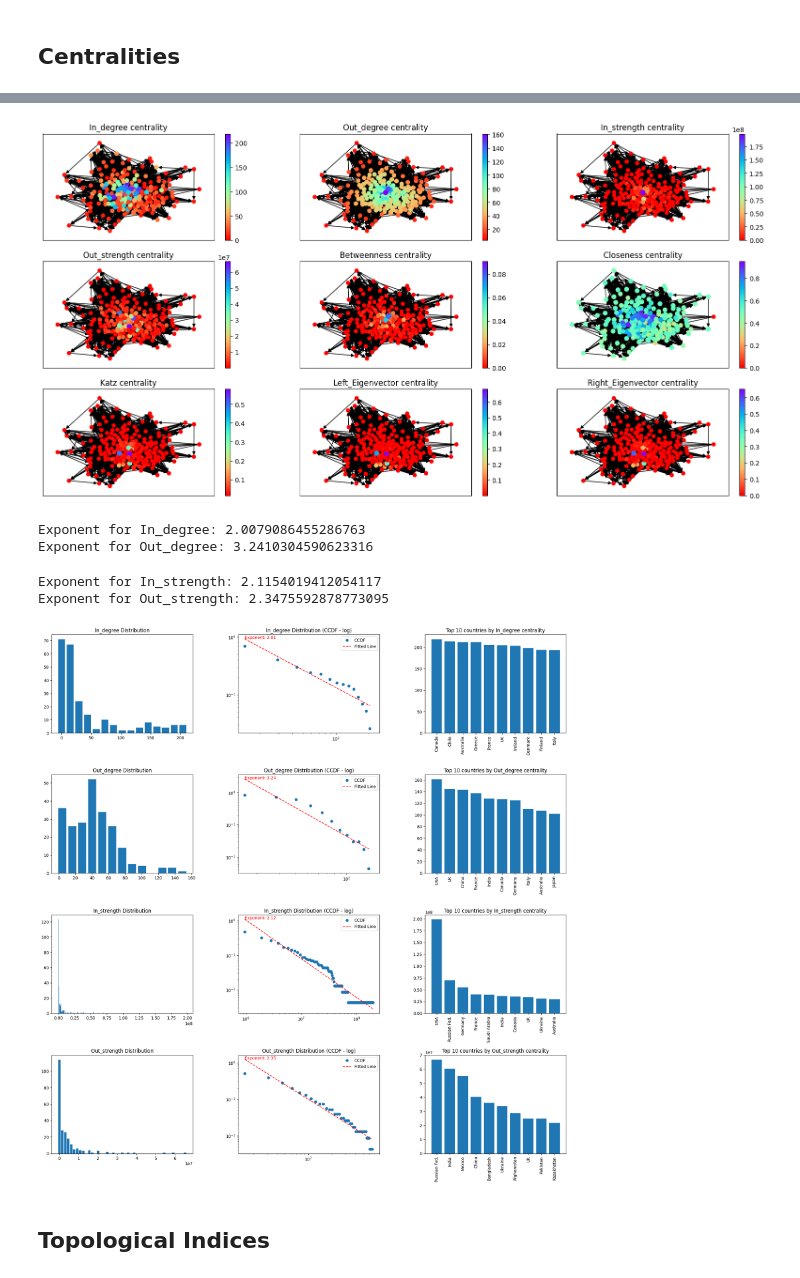
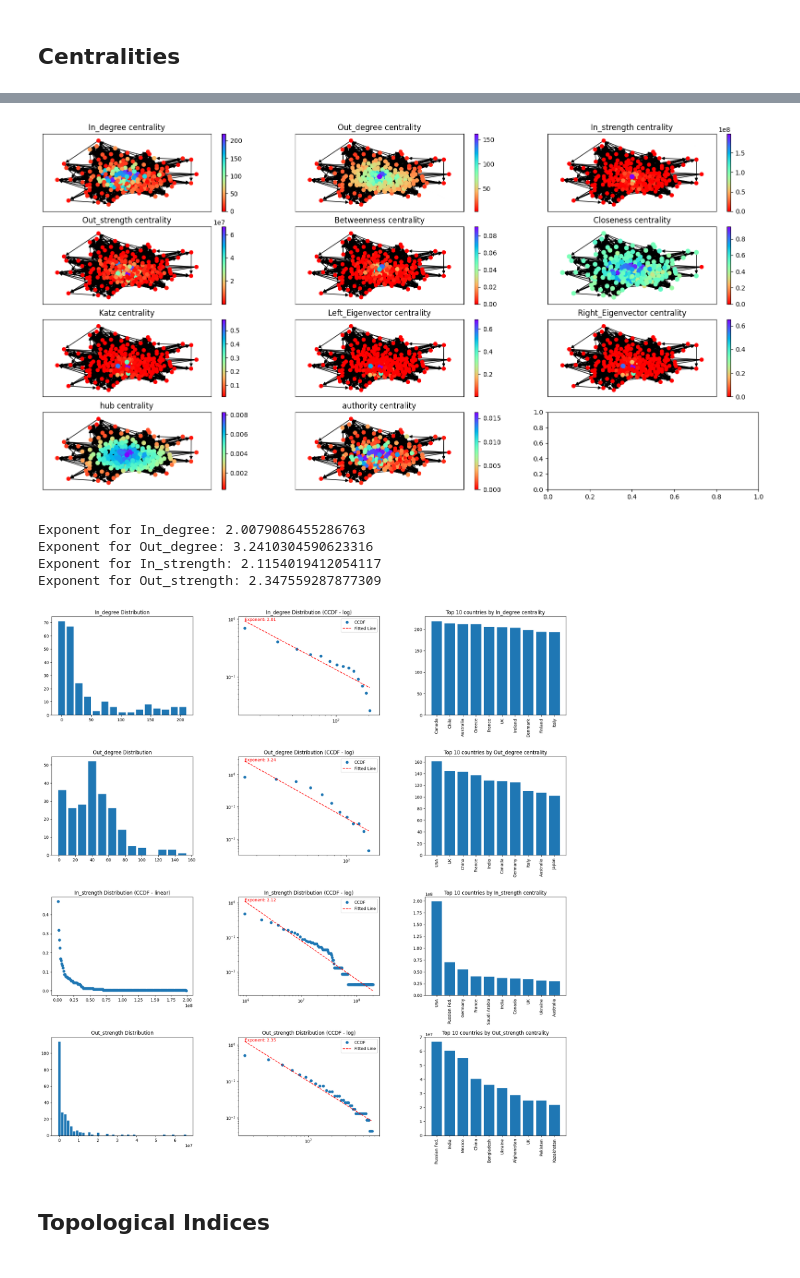
Before and after one commit to Ethangx8/AdvancedDataScienceCN, a Jupyter notebook: notebook/notebook.ipynb, the cells around one changed output, grey strips where cells are left out. Saved outputs shown, nothing was run; the diff lists cells and outputs as text; code cells hidden in the pictures.

```diff
--- a/notebook/notebook.ipynb
+++ b/notebook/notebook.ipynb
@@ -118,6 +118,8 @@ centralities["Closeness"] = nx.closeness_centrality(g)
 centralities["Katz"] = nx.katz_centrality(g, alpha=0.95*spectral_radius, weight = 'migration_total')
 centralities["Left_Eigenvector"] = nx.eigenvector_centrality(g.reverse(), weight = 'migration_total')
 centralities["Right_Eigenvector"] = nx.eigenvector_centrality(g, weight = 'migration_total')
+centralities["hub"], centralities["authority"] = nx.hits(g)
+centralities["PageRank"] = nx.pagerank(g)
 # %%
 centralities_df = pd.DataFrame(centralities)
 corr_matrix = centralities_df.corr(method="pearson")
@@ -151,7 +153,7 @@ for idx, (k, v) in enumerate(centralities.items()):
     subp[j][i].set(title = f"{k} centrality")
 plt.show()
 # %% [output]
-[figure, old version]
+[figure, new version]
 # %%
 def closest_power_of_10(num):
     log_val = math.log10(num)
@@ -167,33 +169,39 @@ def display_top(d, n, ax = plt, title = ""):
 # %%
 fig, subp2 = plt.subplots(4, 3, figsize=(20, 20))
 fig.tight_layout(pad = 8.0)
 for idx, key in enumerate(list(centralities.keys())[:4]):
     vals = list(centralities[key].values())
+
     counts, bins, _ = subp2[idx][0].hist(vals, align='left', rwidth=0.8, bins="auto")
+    subp2[idx][0].set(title=f'{key} Distribution')
     cdf = np.cumsum(counts) / np.sum(counts)
     ccdf = 1 - cdf
+    if key == "In_strength":
+        subp2[idx][0].clear()
+        subp2[idx][0].plot(bins[1:], ccdf, marker='o', linestyle='none')
+        subp2[idx][0].set(title=f'{key} Distribution (CCDF - linear)')
     non_zero_indices = ccdf > 0
     log_bins = np.log10(bins[1:])[non_zero_indices]
     log_ccdf = np.log10(ccdf)[non_zero_indices]
     model = LinearRegression().fit(log_bins.reshape(-1, 1), log_ccdf)
     slope = model.coef_[0]
     print(f"Exponent for {key}: {1 - slope}")
     subp2[idx][1].loglog(bins[1:], ccdf, label='CCDF', marker='o', linestyle='none')
     fitted_line = 10 ** model.predict(log_bins.reshape(-1, 1))
     subp2[idx][1].loglog(bins[1:][non_zero_indices], fitted_line, label='Fitted Line', linestyle='--', color='red')
     subp2[idx][1].text(bins[1:][non_zero_indices][0], fitted_line[0], f'Exponent: {1 - slope:.2f}', fontsize=10, color='red')
-    subp2[idx][0].set(title=f'{key} Distribution')
+
     subp2[idx][1].set(title=f'{key} Distribution (CCDF - log)')
     display_top(centralities[key].items(), 10, subp2[idx][2], f"Top 10 countries by {key} centrality")
     subp2[idx][1].legend()
 
 plt.show()
 # %% [output]
 Exponent for In_degree: 2.0079086455286763
 Exponent for Out_degree: 3.2410304590623316
+Exponent for In_strength: 2.1154019412054117
+Exponent for Out_strength: 2.347559287877309
-Exponent for In_strength: 2.1154019412054117
-Exponent for Out_strength: 2.3475592878773095
-[figure, old version]
+[figure, new version]
 # %% [markdown]
 ## Topological Indices
 # %%
```
Also changed, not shown: parts of 7 cells of this notebook, 1 other file.
